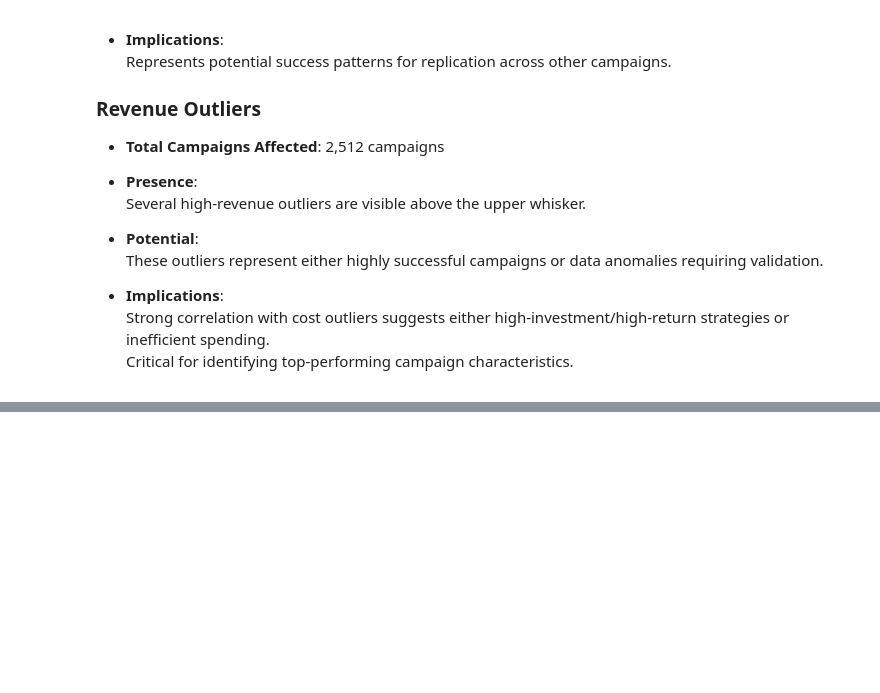
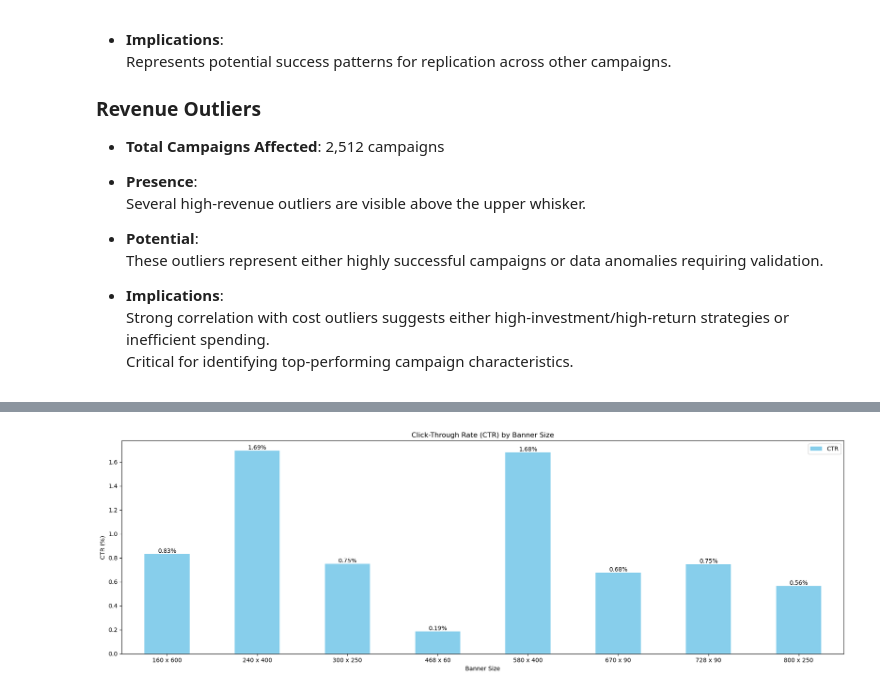
Before and after one commit to Tanush-IIITH/Projects, a Jupyter notebook: Online_Ads_DS/main.ipynb, the cells around one changed output, grey strips where cells are left out. Cells and saved outputs as stored; diff of their text form; code cells hidden in the pictures; blank space fills up the shorter version.

Commit message:
Add the effectivness of campaigns on size and placement (without analysis)

```diff
--- a/Online_Ads_DS/main.ipynb
+++ b/Online_Ads_DS/main.ipynb
@@ -1082,0 +1102,26 @@ Number of revenue outliers: 2512
+# %%
+ctr_banner = df.groupby('banner_original')[['clicks', 'displays']].sum().reset_index()
+ctr_banner['CTR'] = (ctr_banner['clicks'] / ctr_banner['displays']) * 100
+
+#Creating a plot for CTR by banner size
+fig, axs = plt.subplots(figsize=(18, 6))
+ctr_banner.plot(kind='bar', x='banner_original', y='CTR', ax=axs, color='skyblue')
+for bar in axs.patches:
+    height = bar.get_height()
+    axs.text(
+        bar.get_x() + bar.get_width()/2,
+        height,
+        f'{height:.2f}%',
+        ha='center', va='bottom', fontsize=10
+    )
+
+axs.set_title('Click-Through Rate (CTR) by Banner Size')
+axs.set_xlabel('Banner Size')
+axs.set_ylabel('CTR (%)')
+axs.set_xticklabels(ctr_banner['banner_original'], rotation=0)
+axs.legend(['CTR'], loc='upper right')
+
+plt.tight_layout()
+plt.show()
+# %% [output]
+[figure, added]
```
Also changed, not shown: parts of 5 cells of this notebook.
